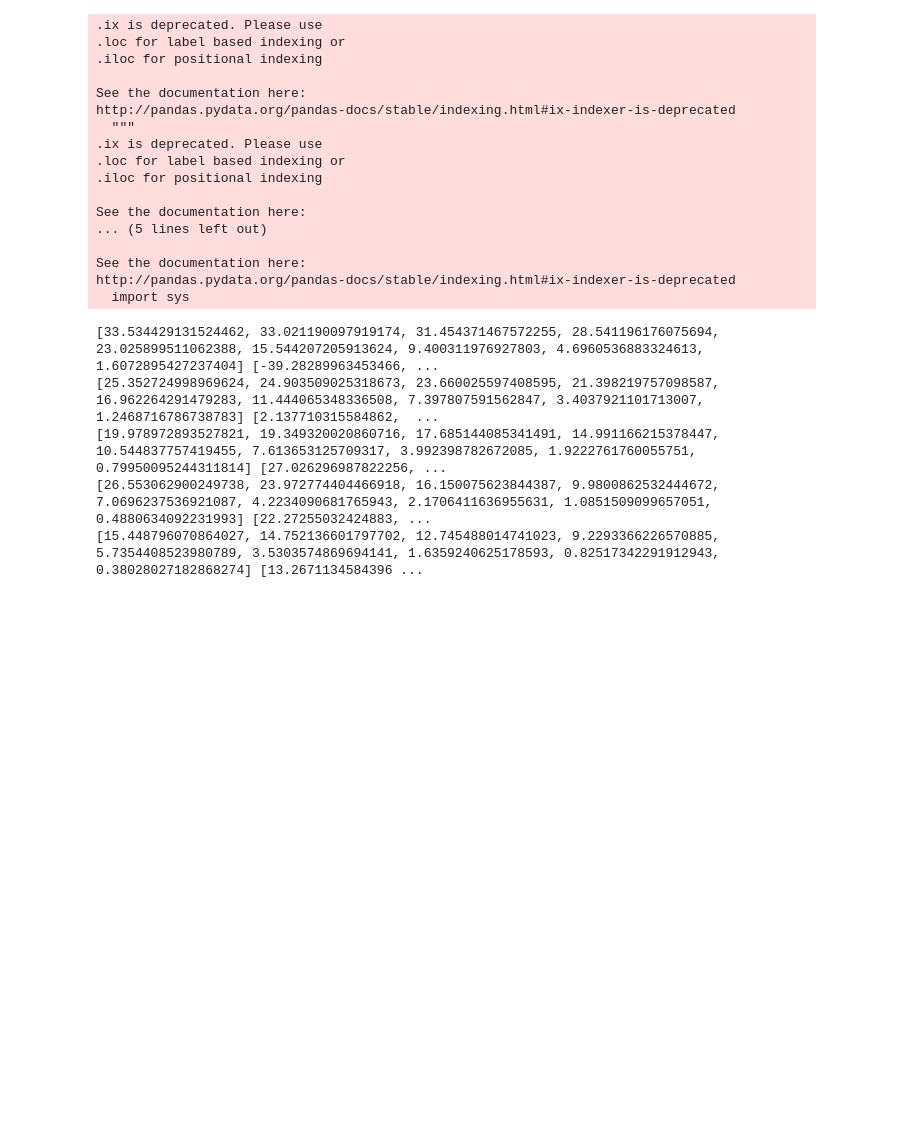
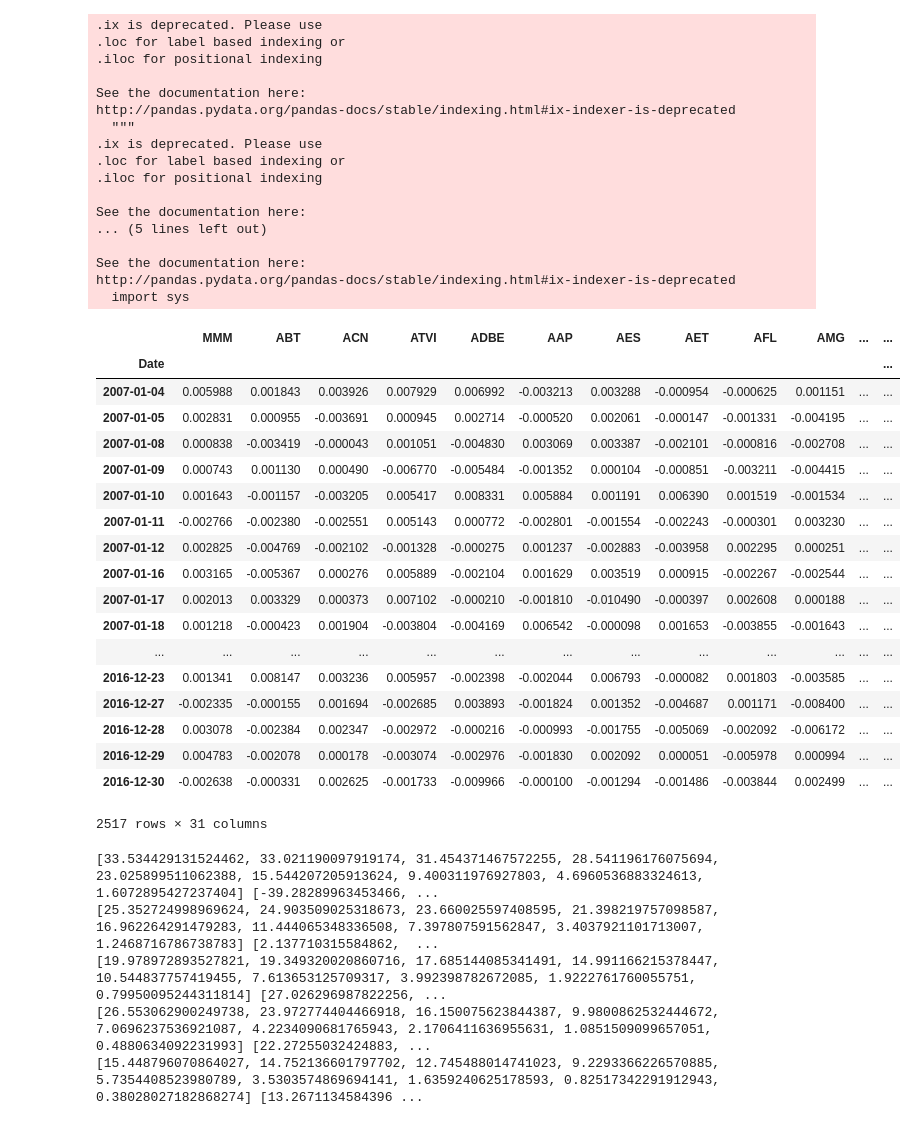
Before and after one commit to yowtzu/helium, a Jupyter notebook: examples/MultiPeriodOptimizationBig.ipynb, the cells around one changed output. Cells and saved outputs as stored; diff of their text form; code cells hidden in the pictures; blank space fills up the shorter version.

```diff
--- a/examples/MultiPeriodOptimizationBig.ipynb
+++ b/examples/MultiPeriodOptimizationBig.ipynb
@@ -123,6 +123,28 @@ for day in return_estimate.index[:-1]:
     deltas = rrr.copy()
     deltas[:] = 0.
     d_est_dict[day] = deltas
+# %%
+return_estimate
+# %% [output]
+|  | MMM | ABT | ACN | ATVI | ADBE | AAP | AES | AET | AFL | AMG | ... | ... |
+| Date |  |  |  |  |  |  |  |  |  |  |  | ... |
+| 2007-01-04 | 0.005988 | 0.001843 | 0.003926 | 0.007929 | 0.006992 | -0.003213 | 0.003288 | -0.000954 | -0.000625 | 0.001151 | ... | ... |
+| 2007-01-05 | 0.002831 | 0.000955 | -0.003691 | 0.000945 | 0.002714 | -0.000520 | 0.002061 | -0.000147 | -0.001331 | -0.004195 | ... | ... |
+| 2007-01-08 | 0.000838 | -0.003419 | -0.000043 | 0.001051 | -0.004830 | 0.003069 | 0.003387 | -0.002101 | -0.000816 | -0.002708 | ... | ... |
+| 2007-01-09 | 0.000743 | 0.001130 | 0.000490 | -0.006770 | -0.005484 | -0.001352 | 0.000104 | -0.000851 | -0.003211 | -0.004415 | ... | ... |
+| 2007-01-10 | 0.001643 | -0.001157 | -0.003205 | 0.005417 | 0.008331 | 0.005884 | 0.001191 | 0.006390 | 0.001519 | -0.001534 | ... | ... |
+| 2007-01-11 | -0.002766 | -0.002380 | -0.002551 | 0.005143 | 0.000772 | -0.002801 | -0.001554 | -0.002243 | -0.000301 | 0.003230 | ... | ... |
+| 2007-01-12 | 0.002825 | -0.004769 | -0.002102 | -0.001328 | -0.000275 | 0.001237 | -0.002883 | -0.003958 | 0.002295 | 0.000251 | ... | ... |
+| 2007-01-16 | 0.003165 | -0.005367 | 0.000276 | 0.005889 | -0.002104 | 0.001629 | 0.003519 | 0.000915 | -0.002267 | -0.002544 | ... | ... |
+| 2007-01-17 | 0.002013 | 0.003329 | 0.000373 | 0.007102 | -0.000210 | -0.001810 | -0.010490 | -0.000397 | 0.002608 | 0.000188 | ... | ... |
+| 2007-01-18 | 0.001218 | -0.000423 | 0.001904 | -0.003804 | -0.004169 | 0.006542 | -0.000098 | 0.001653 | -0.003855 | -0.001643 | ... | ... |
+| ... | ... | ... | ... | ... | ... | ... | ... | ... | ... | ... | ... | ... |
+| 2016-12-23 | 0.001341 | 0.008147 | 0.003236 | 0.005957 | -0.002398 | -0.002044 | 0.006793 | -0.000082 | 0.001803 | -0.003585 | ... | ... |
+| 2016-12-27 | -0.002335 | -0.000155 | 0.001694 | -0.002685 | 0.003893 | -0.001824 | 0.001352 | -0.004687 | 0.001171 | -0.008400 | ... | ... |
+| 2016-12-28 | 0.003078 | -0.002384 | 0.002347 | -0.002972 | -0.000216 | -0.000993 | -0.001755 | -0.005069 | -0.002092 | -0.006172 | ... | ... |
+| 2016-12-29 | 0.004783 | -0.002078 | 0.000178 | -0.003074 | -0.002976 | -0.001830 | 0.002092 | 0.000051 | -0.005978 | 0.000994 | ... | ... |
+| 2016-12-30 | -0.002638 | -0.000331 | 0.002625 | -0.001733 | -0.009966 | -0.000100 | -0.001294 | -0.001486 | -0.003844 | 0.002499 | ... | ... |
+2517 rows × 31 columns
 # %%
 r= helium.DefaultReturns(r_est_dict,  d_est_dict , gamma_decay=None)
 #Sigma_hat = returns.rolling(window=250, min_periods=250).cov().unstack().shift(1).stack().dropna()
```
Also changed, not shown: 2 other files.
